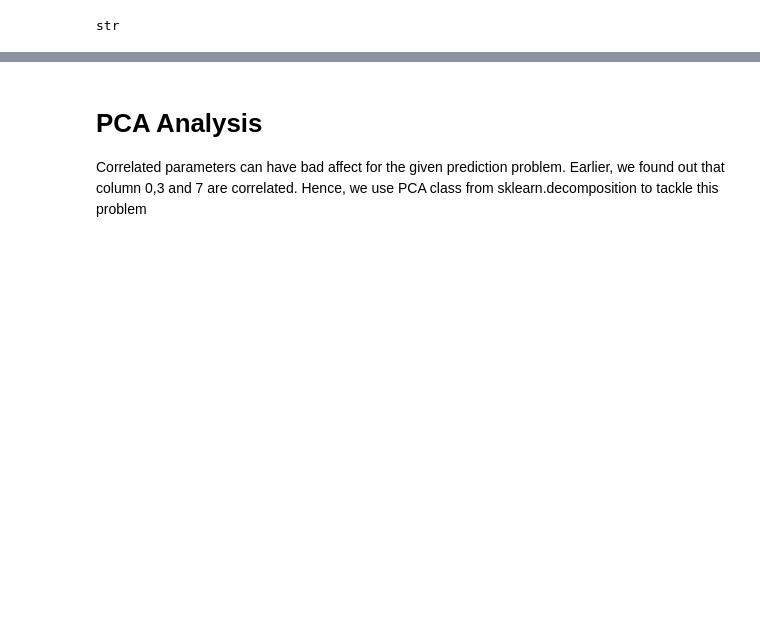
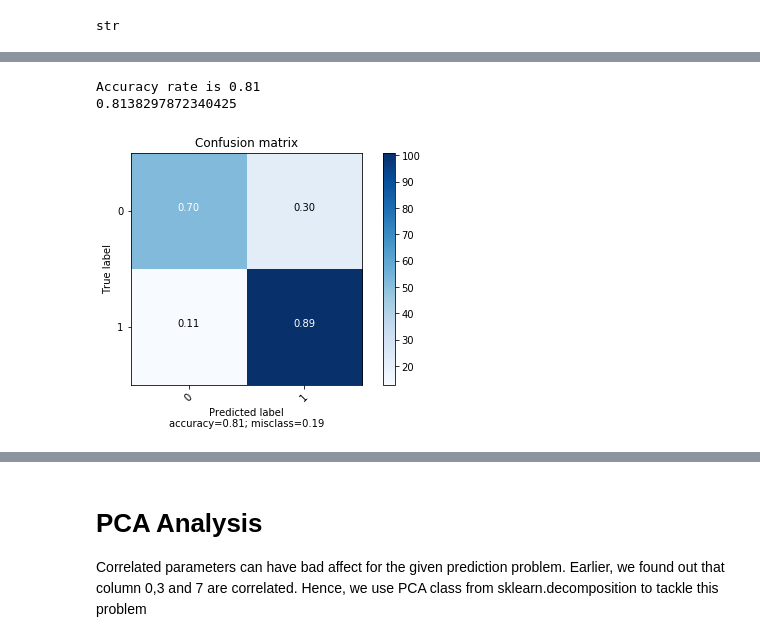
Before and after one commit to ankurshukla03/sml_project, a Jupyter notebook: songs-classification.ipynb, the cells around one changed output, grey strips where cells are left out. Drawn from its saved outputs; the diff is of its cells as text; code cells hidden in the pictures; blank space fills up the shorter version.

Commit message:
Add	:	Decision Tree and Random Forest classifiers

```diff
--- a/songs-classification.ipynb
+++ b/songs-classification.ipynb
@@ -237,0 +243,22 @@ str
+# %%
+from sklearn import tree
+
+# X_train = df_train.copy().drop(columns=["label"])
+X_train = train_value
+# y_train = df_train["label"]
+# y_train = train_label
+print(type(X_train))
+dtClassifier = tree.DecisionTreeClassifier(max_depth=2)
+dtClassifier.fit(train_value, train_label.flatten())
+
+import os
+import graphviz
+os.environ["PATH"] += os.pathsep + 'C:/Program Files (x86)/Graphviz2.38/bin/'
+
+dot_data = tree.export_graphviz(dtClassifier, out_file=None,
+                                feature_names = df_train.copy().drop(columns=["label"]).columns,
+#                                 class_names = model.classes_,
+                                filled=True, rounded=True,
+                                leaves_parallel=True, proportion=True)
+graph = graphviz.Source(dot_data)
+graph
@@ -237,0 +268,15 @@ str
+# %%
+validation_labels = val_label.flatten()
+predicted_labels = dtClassifier.predict(val_value)
+print('Accuracy rate is %.2f' % np.mean(predicted_labels == validation_labels))
+print(accuracy_score(val_label, predicted_labels))
+pd.crosstab(predicted_labels, validation_labels)
+
+predicted_labels = dtClassifier.predict(val_value)
+dt_pca_acc = accuracy_score(val_label, predicted_labels)
+dt_pca_cm = confusion_matrix(val_label, predicted_labels)
+plot_confusion_matrix(dt_pca_cm, labels_list)
+# %% [output]
+Accuracy rate is 0.81
+0.8138297872340425
+[figure, added]
```
Also changed, not shown: parts of 8 cells of this notebook.
